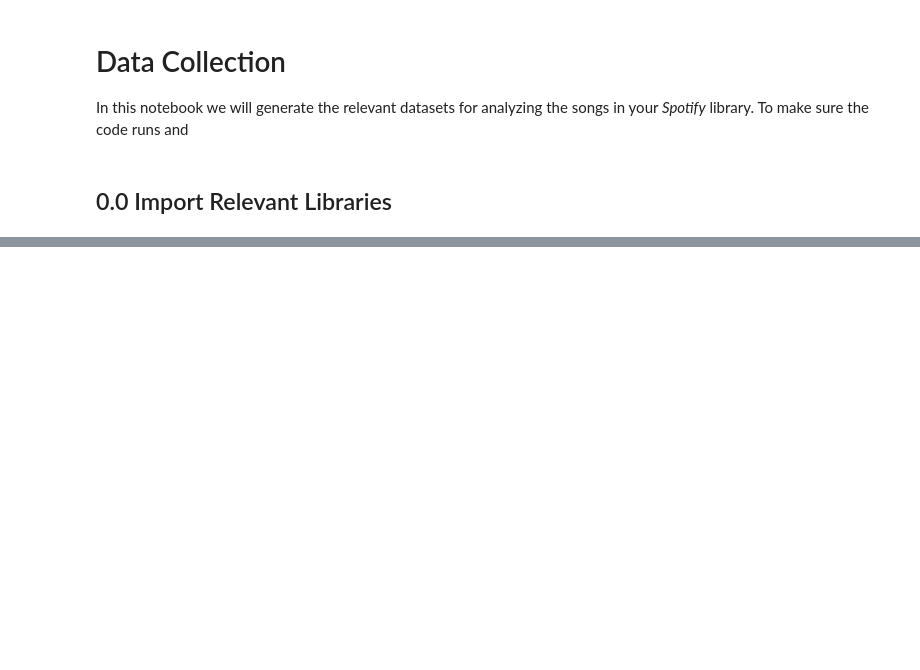
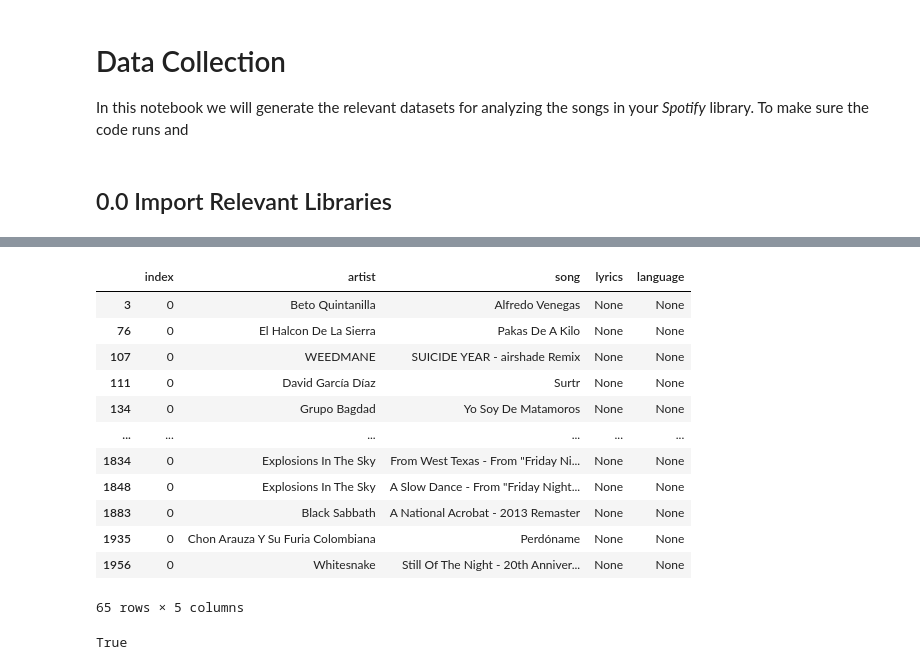
Before and after one commit to raymundo-mora/Projects, a Jupyter notebook: Spotify Topic Models/DataCollection.ipynb, the cells around one changed output, grey strips where cells are left out. Cells and saved outputs as stored; diff of their text form; code cells hidden in the pictures; blank space fills up the shorter version.

```diff
--- a/Spotify Topic Models/DataCollection.ipynb
+++ b/Spotify Topic Models/DataCollection.ipynb
@@ -295,5 +44,0 @@ LIB
-# %%
-from IPython.display import clear_output
-for i in range(10):
-    clear_output(wait=True)
-    print(i, flush=True)
@@ -310,0 +173,23 @@ artists
+# %%
+offset = 0 # at what track to start retreiving
+limit = 50 # max limit of allowed songs to fetch at once before receiving error
+
+LIB = pd.DataFrame() # initiate the dataframe containing our library
+
+while True:
+    # Get trackes from the user `liked songs`
+    results = sp.current_user_saved_tracks(limit=limit, offset=offset)
+
+    # Append fetched tracks to the list
+    LIB = pd.concat([LIB,pd.json_normalize(results['items'])])
+
+    # Check if you are at the end of the playlist
+    if len(results['items']) < limit:
+        # Break if you have reached the end of the playlist
+        break
+    else:
+        # Increment the offset for the next request
+        offset += limit
+# %%
+# reset the index of our library `LIB`
+LIB = LIB.reset_index()
@@ -311,2 +287,24 @@ artists
+# %%
+CORPUS['language'] = CORPUS['lyrics'].apply(lang_detect)
+# %%
+CORPUS.loc[CORPUS['lyrics'].isna()]
+# %% [output]
+|  | index | artist | song | lyrics | language |
+| 3 | 0 | Beto Quintanilla | Alfredo Venegas | None | None |
+| 76 | 0 | El Halcon De La Sierra | Pakas De A Kilo | None | None |
+| 107 | 0 | WEEDMANE | SUICIDE YEAR - airshade Remix | None | None |
+| 111 | 0 | David García Díaz | Surtr | None | None |
+| 134 | 0 | Grupo Bagdad | Yo Soy De Matamoros | None | None |
+| ... | ... | ... | ... | ... | ... |
+| 1834 | 0 | Explosions In The Sky | From West Texas - From "Friday Ni... | None | None |
+| 1848 | 0 | Explosions In The Sky | A Slow Dance - From "Friday Night... | None | None |
+| 1883 | 0 | Black Sabbath | A National Acrobat - 2013 Remaster | None | None |
+| 1935 | 0 | Chon Arauza Y Su Furia Colombiana | Perdóname | None | None |
+| 1956 | 0 | Whitesnake | Still Of The Night - 20th Anniver... | None | None |
+65 rows × 5 columns
+# %%
+CORPUS.iloc[3]['lyrics'] == None
+# %% [output]
+True
 # %%
 # %% [output]
```
Also changed, not shown: parts of 56 cells of this notebook.
